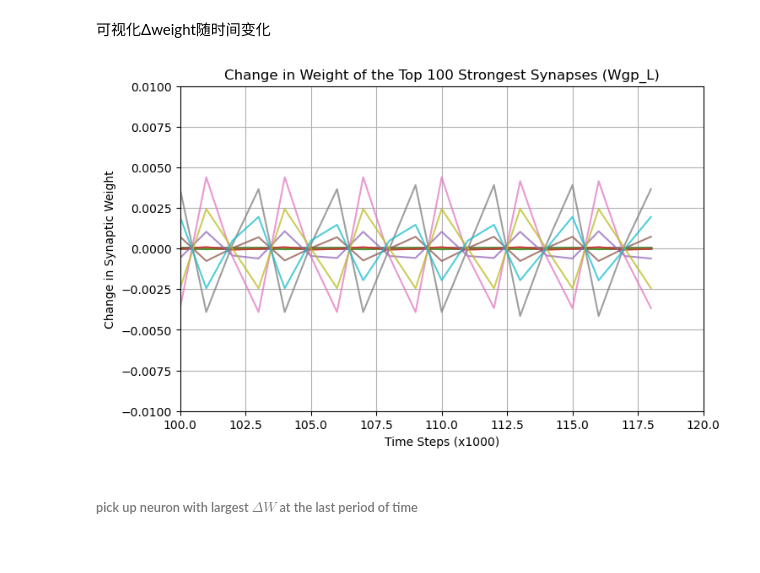
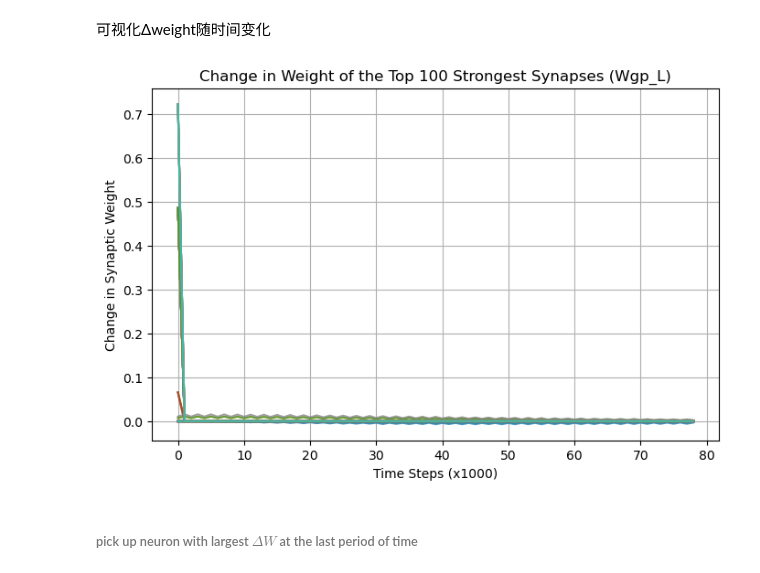
Before and after one commit to navbrainlab/VH-inspired-Reasoning-Model, a Jupyter notebook: Place-Grid-Loop/grid-place_Mul-P-learning.ipynb, the cells around one changed output. Saved outputs shown, nothing was run; the diff lists cells and outputs as text; code cells hidden in the pictures.

```diff
--- a/Place-Grid-Loop/grid-place_Mul-P-learning.ipynb
+++ b/Place-Grid-Loop/grid-place_Mul-P-learning.ipynb
@@ -1368,24 +1340,24 @@ plt.show()
 # %%
 plt.figure(figsize=(8, 5))
 
 # The 2D indices can be used to directly access the values from the 3D history array.
 # Wgp_L_hist[:, top_10_indices_2D[0], top_10_indices_2D[1]] extracts the time series for all 10 synapses at once.
 for i in range(len(top_10_coords)):
     grid_idx, place_idx = top_10_coords[i]
     # Extract the time series for one synapse
     dweight_evolution = np.diff(Wgp_L_hist[:, grid_idx, place_idx])
     plt.plot(dweight_evolution, label=f'Synapse ({grid_idx}, {place_idx})', alpha=0.75)
 
-plt.xlim(100,120)
-plt.ylim(-0.01, 0.01)
+# plt.xlim(100,120)
+# plt.ylim(-0.01, 0.01)
 plt.title(f'Change in Weight of the Top {topN} Strongest Synapses (Wgp_L)')
 plt.xlabel(f'Time Steps (x{save_interval})') # Assuming save_interval is defined
 plt.ylabel('Change in Synaptic Weight')
 # plt.legend(title="Synapse (Grid, Place)", loc='upper left', bbox_to_anchor=(1.05, 1))
 plt.grid(True)
 plt.show()
 # %% [output]
-[figure, old version]
+[figure, new version]
 # %% [markdown]
 ###### pick up neuron with largest $\Delta{W}$ at the last period of time
 # %%
```
Also changed, not shown: parts of 22 cells of this notebook, 3 other files.
